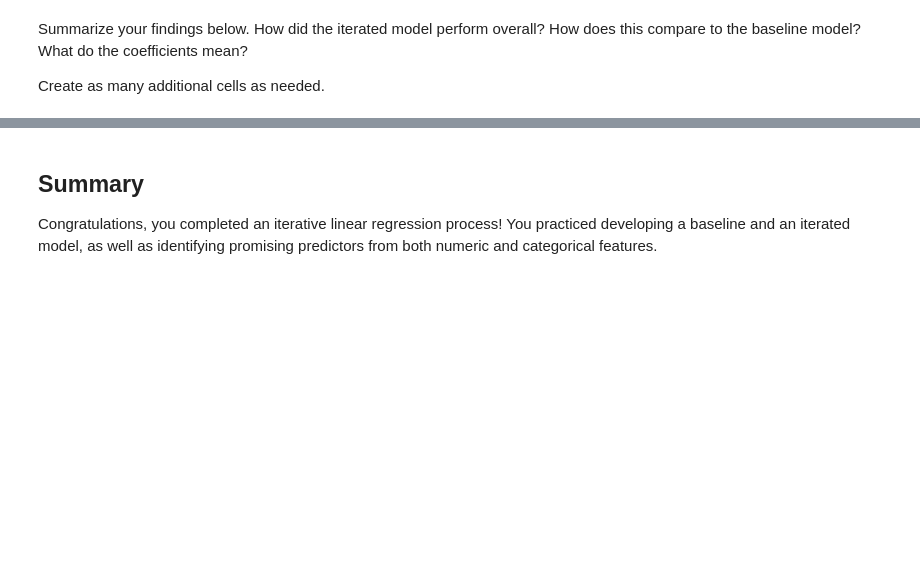
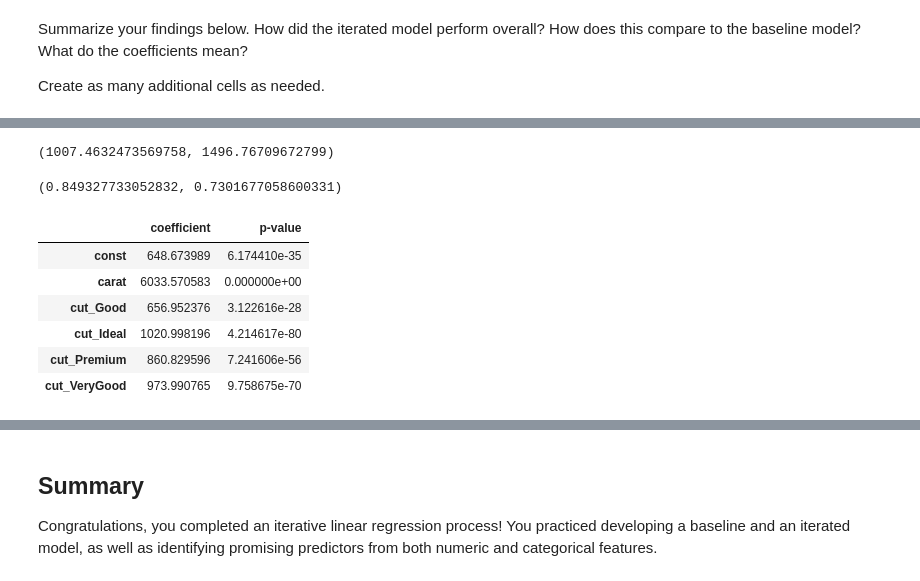
Before and after one commit to victormuuo07/dsc-multiple-regression-cumulative-lab, a Jupyter notebook: index.ipynb, the cells around one changed output, grey strips where cells are left out. Saved outputs shown, nothing was run; the diff lists cells and outputs as text; code cells hidden in the pictures; blank space fills up the shorter version.

```diff
--- a/index.ipynb
+++ b/index.ipynb
@@ -377,3 +402,7 @@ Error:
+# %%
+# Your code here
+iterated_model = sm.OLS(y, sm.add_constant(X_iterated))
+iterated_results = iterated_model.fit()
 # %% [markdown]
 ## 6. Evaluate and Interpret Multiple Linear Regression Model Results
 
@@ -393,0 +435,21 @@ Error:
+# %%
+iterated_mae = mean_absolute_error(y, iterated_results.predict(sm.add_constant(X_iterated)))
+baseline_mae, iterated_mae
+# %% [output]
+(1007.4632473569758, 1496.76709672799)
+# %%
+baseline_results.rsquared_adj, iterated_results.rsquared_adj
+# %% [output]
+(0.849327733052832, 0.7301677058600331)
+# %%
+results_df = pd.concat([iterated_results.params, iterated_results.pvalues], axis=1)
+results_df.columns = ["coefficient", "p-value"]
+results_df
+# %% [output]
+|  | coefficient | p-value |
+| const | 648.673989 | 6.174410e-35 |
+| carat | 6033.570583 | 0.000000e+00 |
+| cut_Good | 656.952376 | 3.122616e-28 |
+| cut_Ideal | 1020.998196 | 4.214617e-80 |
+| cut_Premium | 860.829596 | 7.241606e-56 |
+| cut_VeryGood | 973.990765 | 9.758675e-70 |
```
Also changed, not shown: parts of 12 cells of this notebook.
